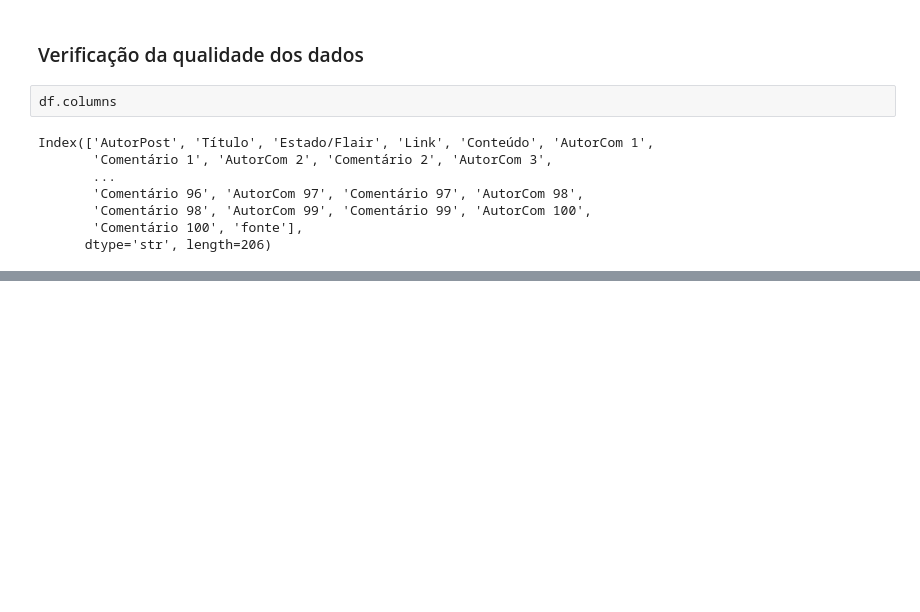
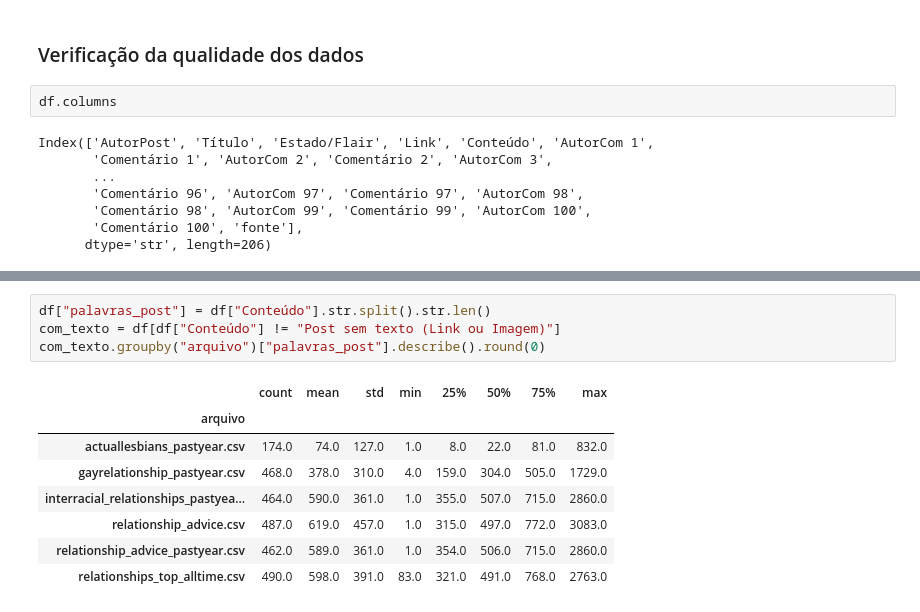
Before and after one commit to cec1l14/reddit-relationships, a Jupyter notebook: notebooks/relationships.ipynb, the cells around one changed output, grey strips where cells are left out. Drawn from its saved outputs; the diff is of its cells as text; blank space fills up the shorter version.

```diff
--- a/notebooks/relationships.ipynb
+++ b/notebooks/relationships.ipynb
@@ -95,0 +127,13 @@ print("Linhas totalmente repetidas:", df.duplicated().sum())
+# %%
+df["palavras_post"] = df["Conteúdo"].str.split().str.len()
+com_texto = df[df["Conteúdo"] != "Post sem texto (Link ou Imagem)"]
+com_texto.groupby("arquivo")["palavras_post"].describe().round(0)
+# %% [output]
+|  | count | mean | std | min | 25% | 50% | 75% | max |
+| arquivo |  |  |  |  |  |  |  |  |
+| actuallesbians_pastyear.csv | 174.0 | 74.0 | 127.0 | 1.0 | 8.0 | 22.0 | 81.0 | 832.0 |
+| gayrelationship_pastyear.csv | 468.0 | 378.0 | 310.0 | 4.0 | 159.0 | 304.0 | 505.0 | 1729.0 |
+| interracial_relationships_pastyea... | 464.0 | 590.0 | 361.0 | 1.0 | 355.0 | 507.0 | 715.0 | 2860.0 |
+| relationship_advice.csv | 487.0 | 619.0 | 457.0 | 1.0 | 315.0 | 497.0 | 772.0 | 3083.0 |
+| relationship_advice_pastyear.csv | 462.0 | 589.0 | 361.0 | 1.0 | 354.0 | 506.0 | 715.0 | 2860.0 |
+| relationships_top_alltime.csv | 490.0 | 598.0 | 391.0 | 83.0 | 321.0 | 491.0 | 768.0 | 2763.0 |
```
Also changed, not shown: parts of 10 cells of this notebook, 2 other files.
